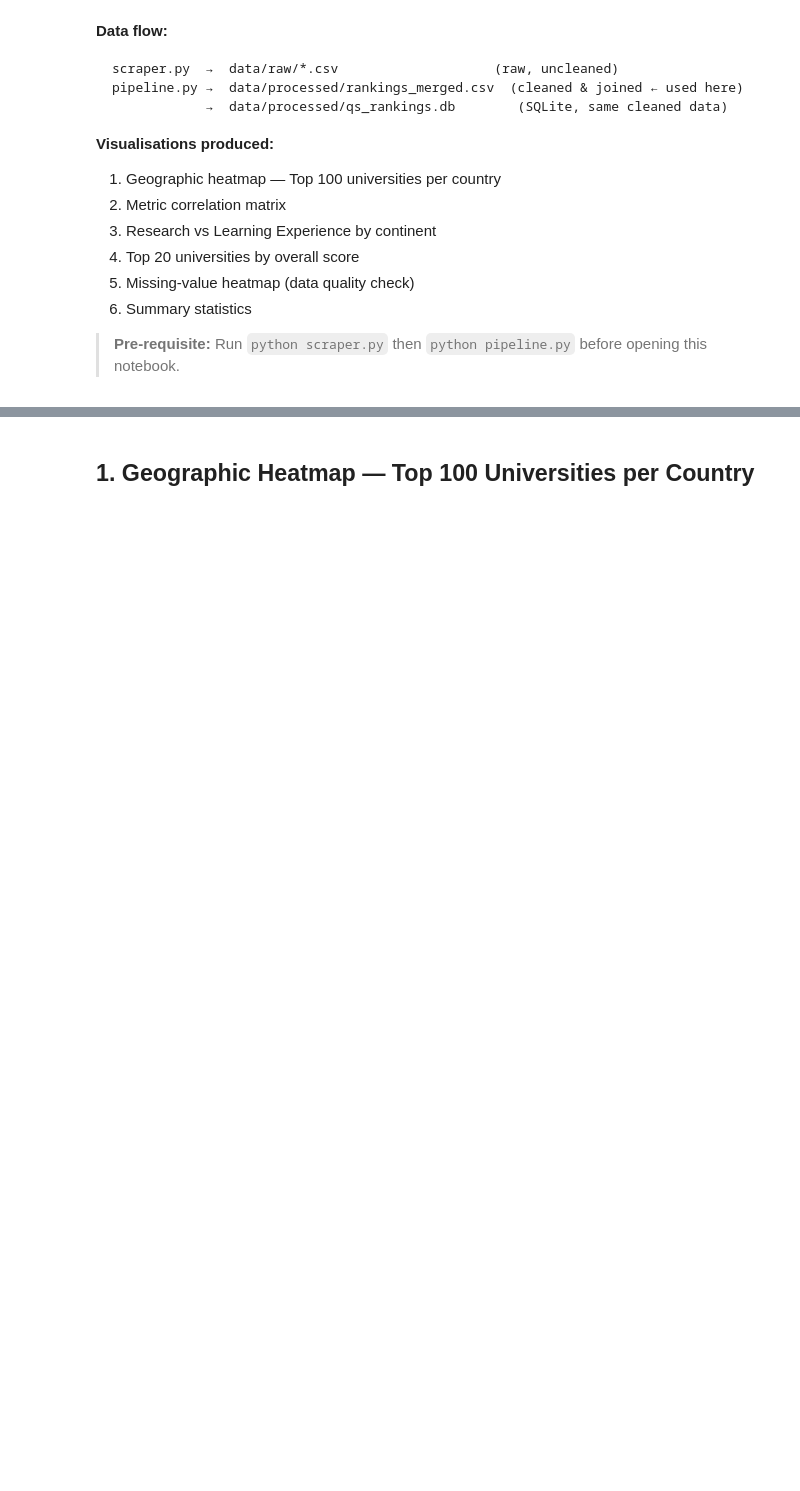
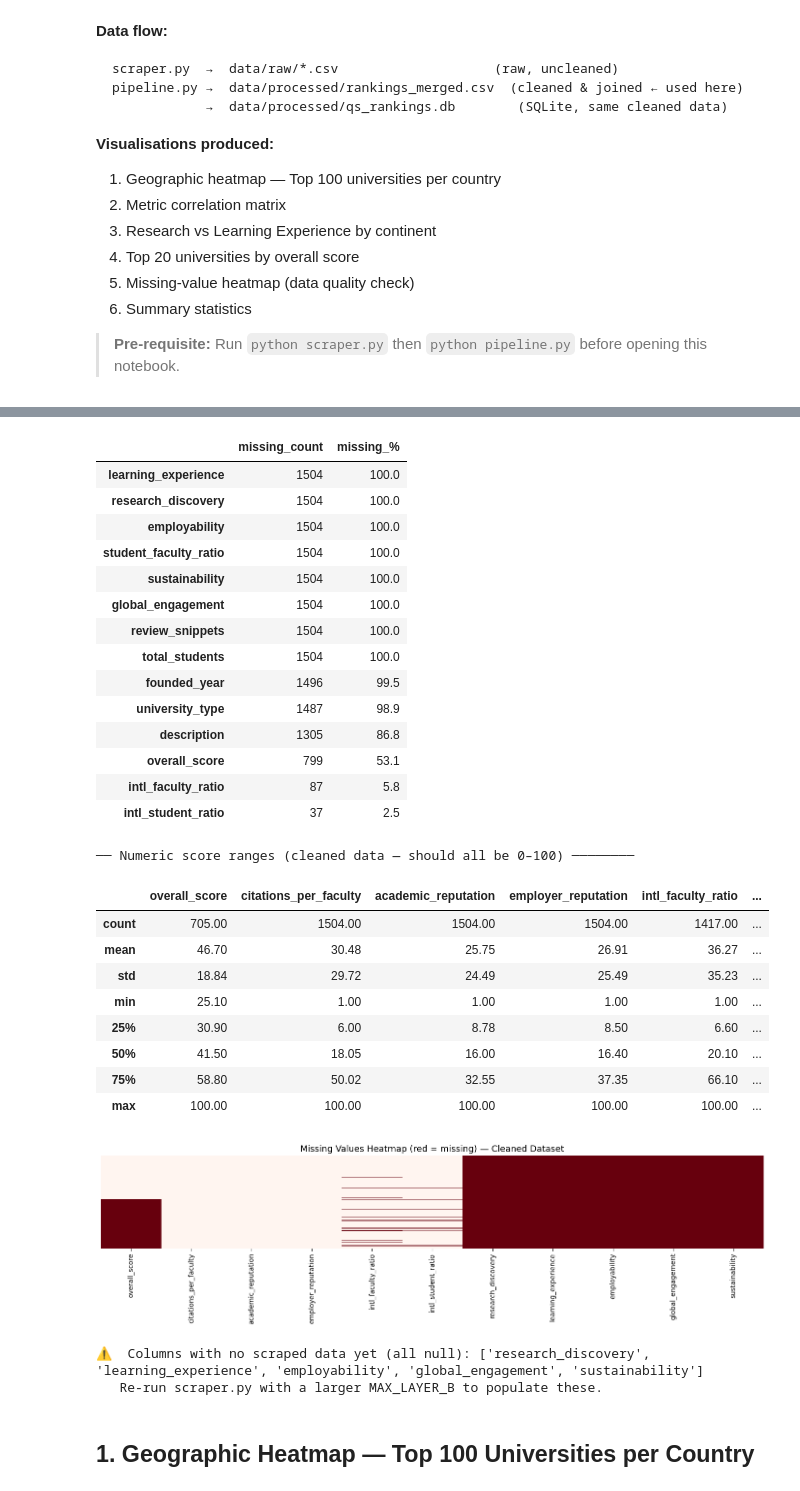
Before and after one commit to desaturne/chatbot-elective, a Jupyter notebook: eda_analysis.ipynb, the cells around one changed output, grey strips where cells are left out. Saved outputs shown, nothing was run; the diff lists cells and outputs as text; code cells hidden in the pictures; blank space fills up the shorter version.

Commit message:
fix: worked well till these - scrapper and pipeline

```diff
--- a/eda_analysis.ipynb
+++ b/eda_analysis.ipynb
@@ -68,13 +80,23 @@ numeric_cols = [
     "research_discovery", "learning_experience", "employability",
     "global_engagement", "sustainability",
 ]
-available = [c for c in numeric_cols if c in df.columns]
-display(df[available].describe().round(2))
+available = [c for c in numeric_cols if c in df.columns and df[c].notna().any()]
+if not available:
+    print("  [!] No numeric score columns have non-null data.")
+else:
+    display(df[available].describe().round(2))
 
 # Missing-value heatmap (data quality overview)
+all_numeric = [c for c in numeric_cols if c in df.columns]
 plt.figure(figsize=(14, 4))
-sns.heatmap(df[available].isnull(), cbar=False, yticklabels=False,
+sns.heatmap(df[all_numeric].isnull(), cbar=False, yticklabels=False,
             cmap="Reds", linewidths=0)
 plt.title("Missing Values Heatmap (red = missing) — Cleaned Dataset", fontsize=13)
 plt.tight_layout()
 plt.show()
+
+if len(available) < len(all_numeric):
+    missing_detail = [c for c in all_numeric if c not in available]
+    print(f"\n⚠️  Columns with no scraped data yet (all null): {missing_detail}")
+    print("   Re-run scraper.py with a larger MAX_LAYER_B to populate these.")
+# %% [output]
@@ -81,3 +120,31 @@ plt.show()
+|  | missing_count | missing_% |
+| learning_experience | 1504 | 100.0 |
+| research_discovery | 1504 | 100.0 |
+| employability | 1504 | 100.0 |
+| student_faculty_ratio | 1504 | 100.0 |
+| sustainability | 1504 | 100.0 |
+| global_engagement | 1504 | 100.0 |
+| review_snippets | 1504 | 100.0 |
+| total_students | 1504 | 100.0 |
+| founded_year | 1496 | 99.5 |
+| university_type | 1487 | 98.9 |
+| description | 1305 | 86.8 |
+| overall_score | 799 | 53.1 |
+| intl_faculty_ratio | 87 | 5.8 |
+| intl_student_ratio | 37 | 2.5 |
+── Numeric score ranges (cleaned data — should all be 0–100) ────────
+|  | overall_score | citations_per_faculty | academic_reputation | employer_reputation | intl_faculty_ratio | ... |
+| count | 705.00 | 1504.00 | 1504.00 | 1504.00 | 1417.00 | ... |
+| mean | 46.70 | 30.48 | 25.75 | 26.91 | 36.27 | ... |
+| std | 18.84 | 29.72 | 24.49 | 25.49 | 35.23 | ... |
+| min | 25.10 | 1.00 | 1.00 | 1.00 | 1.00 | ... |
+| 25% | 30.90 | 6.00 | 8.78 | 8.50 | 6.60 | ... |
+| 50% | 41.50 | 18.05 | 16.00 | 16.40 | 20.10 | ... |
+| 75% | 58.80 | 50.02 | 32.55 | 37.35 | 66.10 | ... |
+| max | 100.00 | 100.00 | 100.00 | 100.00 | 100.00 | ... |
+[figure, added]
+⚠️  Columns with no scraped data yet (all null): ['research_discovery', 'learning_experience', 'employability', 'global_engagement', 'sustainability']
+   Re-run scraper.py with a larger MAX_LAYER_B to populate these.
 # %% [markdown]
 ## 1. Geographic Heatmap — Top 100 Universities per Country
 # %%
```
Also changed, not shown: parts of 6 cells of this notebook, 2 other files.
